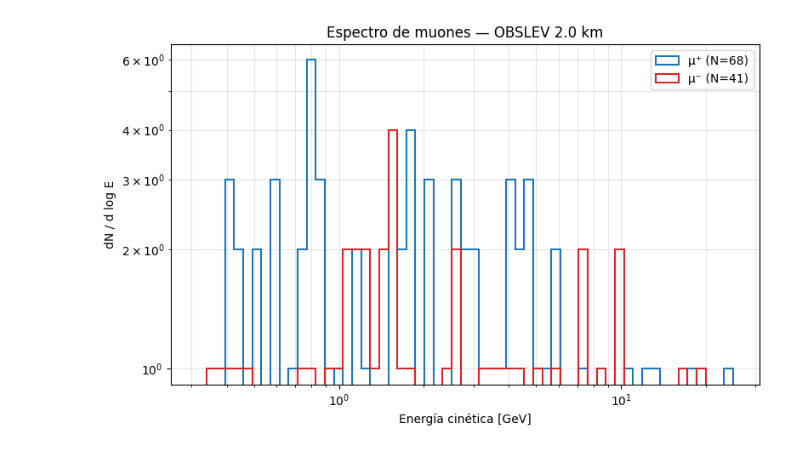
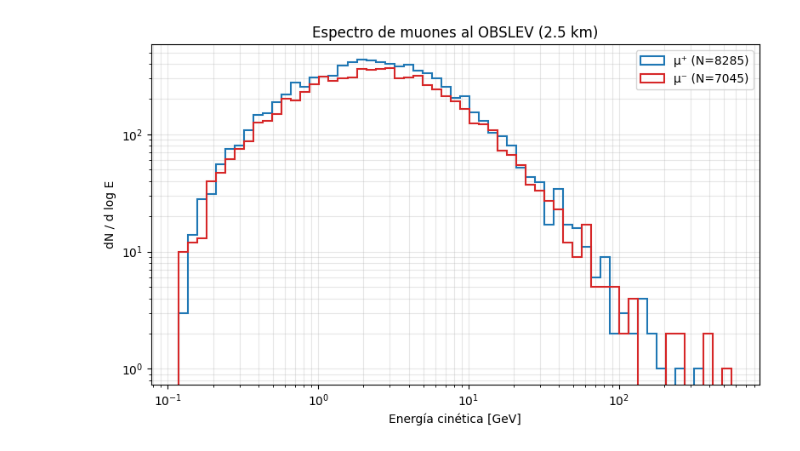
Before and after one commit to ErickDiaz/muon-tomography, a Jupyter notebook: notebooks/02_inspect_muons.ipynb, the cells around one changed output. Cells and saved outputs as stored; diff of their text form; code cells hidden in the pictures.

```diff
--- a/notebooks/02_inspect_muons.ipynb
+++ b/notebooks/02_inspect_muons.ipynb
@@ -30,7 +40,10 @@ import matplotlib.pyplot as plt
 
 from analysis.corsika import CorsikaRun, PARTICLE_NAMES
 # %%
-run = CorsikaRun(REPO_ROOT / "sim" / "output", run_number=1001)
+# Cambiar run_number según qué corrida querramos inspeccionar:
+#   1001 = fuego_test  (500 showers)
+#   1101 = fuego_prod  (50,000 showers)
+run = CorsikaRun(REPO_ROOT / "sim" / "output", run_number=1101)
 md = run.lst.metadata()
 print(f"RUNNR={md.run_number}, primario={md.primary_name} (id={md.primary_id}), "
       f"E ∈ [{md.energy_min_gev:.0f}, {md.energy_max_gev:.0e}] GeV, "
@@ -67,21 +221,21 @@ if muons.empty:
 # %%
 fig, ax = plt.subplots(figsize=(8, 5))
 
 bins = np.logspace(np.log10(max(muons['energy_gev'].min(), 1e-3)),
                     np.log10(muons['energy_gev'].max()), 60)
-for pid, label, color in [(5, "μ⁺", "tab:blue"), (6, "μ⁻", "tab:red")]:
+for pid, label, color in [(5, 'μ⁺', 'tab:blue'), (6, 'μ⁻', 'tab:red')]:
     e = muons.loc[muons['particle_id'] == pid, 'energy_gev']
     if len(e):
-        ax.hist(e, bins=bins, histtype='step', lw=1.5, label=f"{label} (N={len(e)})", color=color)
+        ax.hist(e, bins=bins, histtype='step', lw=1.5, label=f'{label} (N={len(e)})', color=color)
 
 ax.set_xscale('log')
 ax.set_yscale('log')
 ax.set_xlabel('Energía cinética [GeV]')
 ax.set_ylabel('dN / d log E')
-ax.set_title(f'Espectro de muones — OBSLEV {md.obslev_cm/1e5:.1f} km')
+ax.set_title(f'Espectro de muones al OBSLEV ({md.obslev_cm/1e5:.1f} km)')
 ax.legend()
 ax.grid(alpha=0.3, which='both')
 plt.tight_layout()
 plt.show()
 # %% [output]
-[figure, old version]
+[figure, new version]
```
Also changed, not shown: parts of 51 cells of this notebook, 4 other files.
